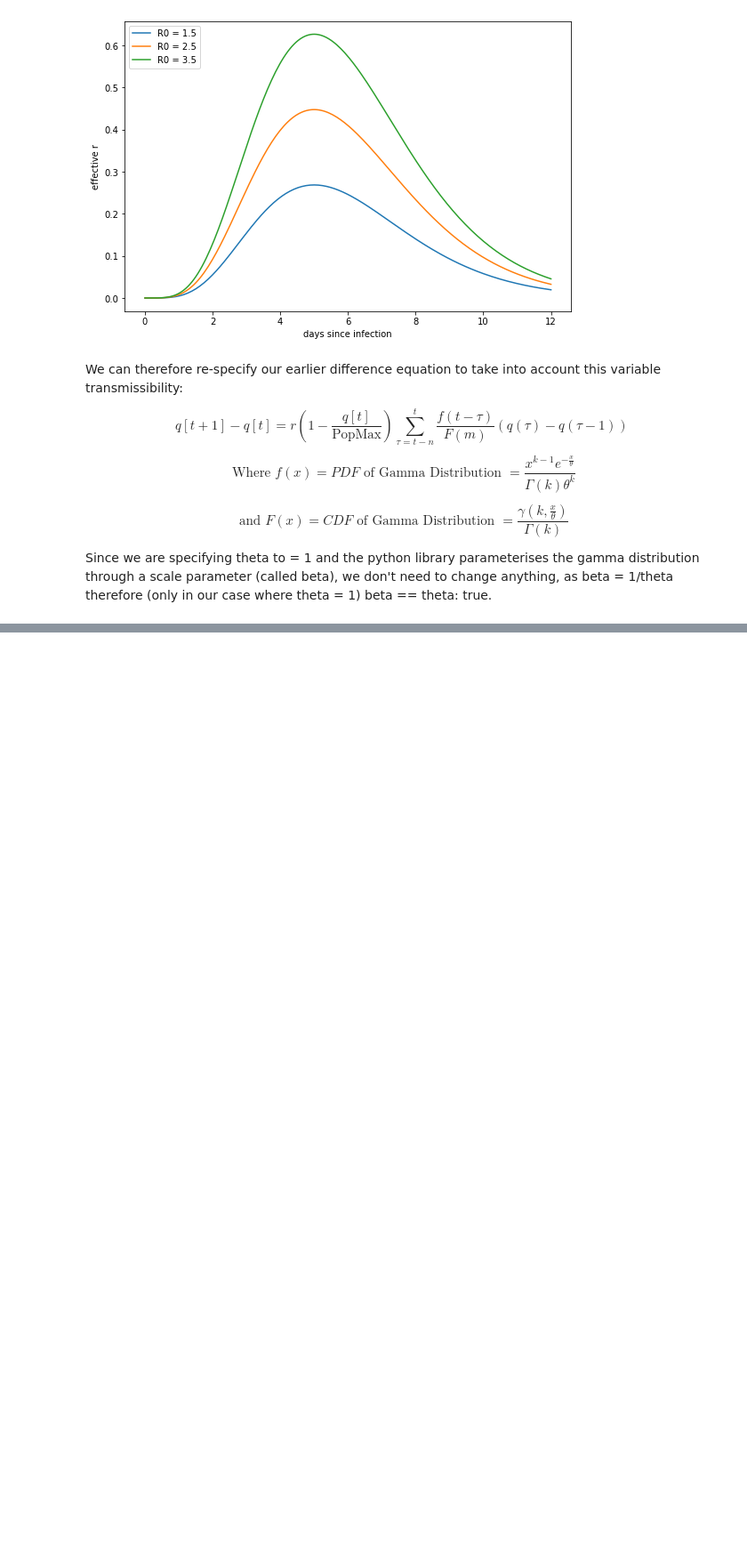
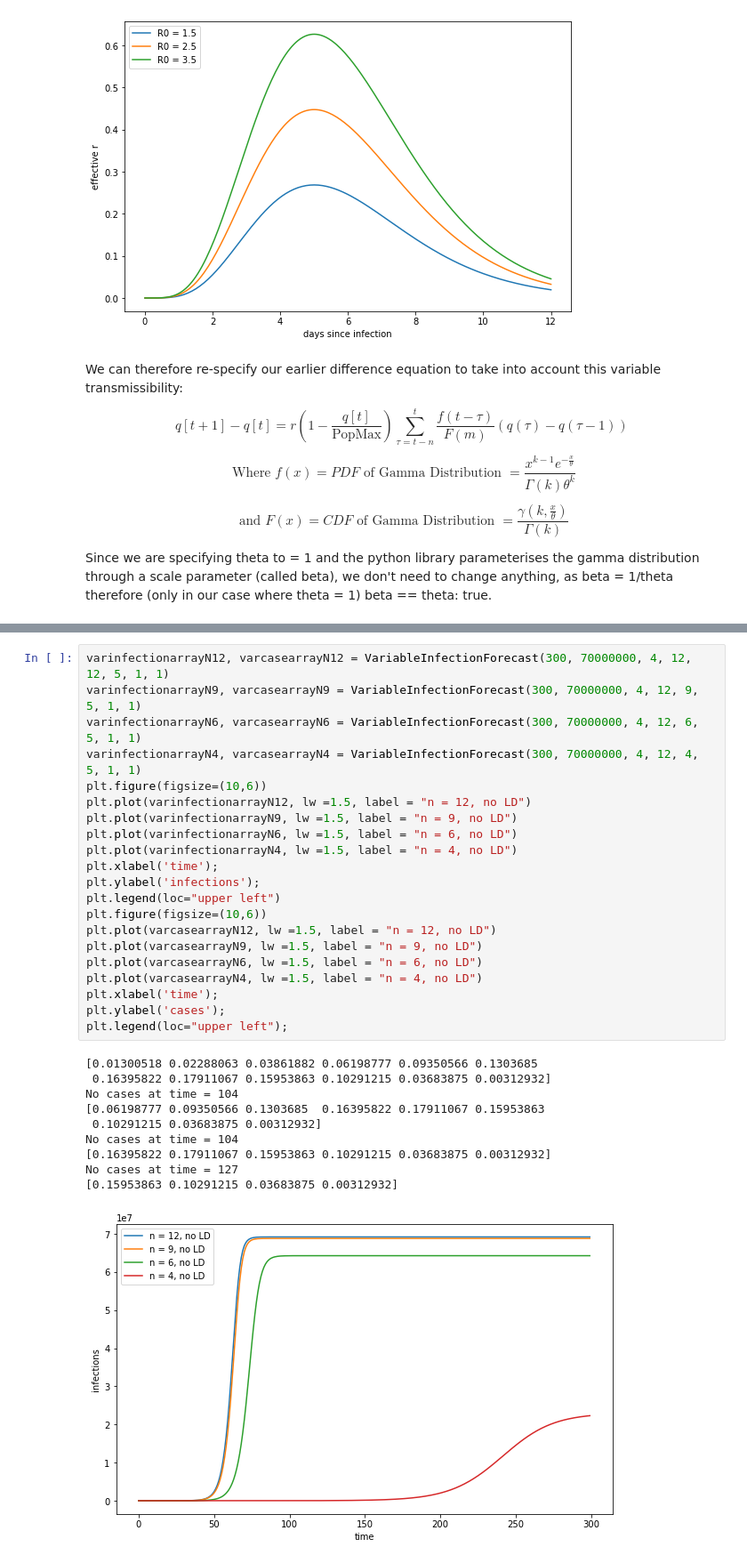
Before and after one commit to frankmay99/COVID_19_Model, a Jupyter notebook: covidmodel.ipynb, the cells around one changed output, grey strips where cells are left out. Shown: that part at 89% size. Drawn from its saved outputs; the diff is of its cells as text; blank space fills up the shorter version.

```diff
--- a/covidmodel.ipynb
+++ b/covidmodel.ipynb
@@ -231,0 +266,32 @@ def VariableInfectionForecast(T, nTotal, R0, m, n, initialCases, LDD, LDI):
+# %%
+varinfectionarrayN12, varcasearrayN12 = VariableInfectionForecast(300, 70000000, 4, 12, 12, 5, 1, 1)
+varinfectionarrayN9, varcasearrayN9 = VariableInfectionForecast(300, 70000000, 4, 12, 9, 5, 1, 1)
+varinfectionarrayN6, varcasearrayN6 = VariableInfectionForecast(300, 70000000, 4, 12, 6, 5, 1, 1)
+varinfectionarrayN4, varcasearrayN4 = VariableInfectionForecast(300, 70000000, 4, 12, 4, 5, 1, 1)
+plt.figure(figsize=(10,6))
+plt.plot(varinfectionarrayN12, lw =1.5, label = "n = 12, no LD")
+plt.plot(varinfectionarrayN9, lw =1.5, label = "n = 9, no LD")
+plt.plot(varinfectionarrayN6, lw =1.5, label = "n = 6, no LD")
+plt.plot(varinfectionarrayN4, lw =1.5, label = "n = 4, no LD")
+plt.xlabel('time');
+plt.ylabel('infections');
+plt.legend(loc="upper left")
+plt.figure(figsize=(10,6))
+plt.plot(varcasearrayN12, lw =1.5, label = "n = 12, no LD")
+plt.plot(varcasearrayN9, lw =1.5, label = "n = 9, no LD")
+plt.plot(varcasearrayN6, lw =1.5, label = "n = 6, no LD")
+plt.plot(varcasearrayN4, lw =1.5, label = "n = 4, no LD")
+plt.xlabel('time');
+plt.ylabel('cases');
+plt.legend(loc="upper left");
+# %% [output]
+[0.01300518 0.02288063 0.03861882 0.06198777 0.09350566 0.1303685
+ 0.16395822 0.17911067 0.15953863 0.10291215 0.03683875 0.00312932]
+No cases at time = 104
+[0.06198777 0.09350566 0.1303685  0.16395822 0.17911067 0.15953863
+ 0.10291215 0.03683875 0.00312932]
+No cases at time = 104
+[0.16395822 0.17911067 0.15953863 0.10291215 0.03683875 0.00312932]
+No cases at time = 127
+[0.15953863 0.10291215 0.03683875 0.00312932]
+[figure, added]
```
Also changed, not shown: parts of 5 cells of this notebook, 1 other file.
